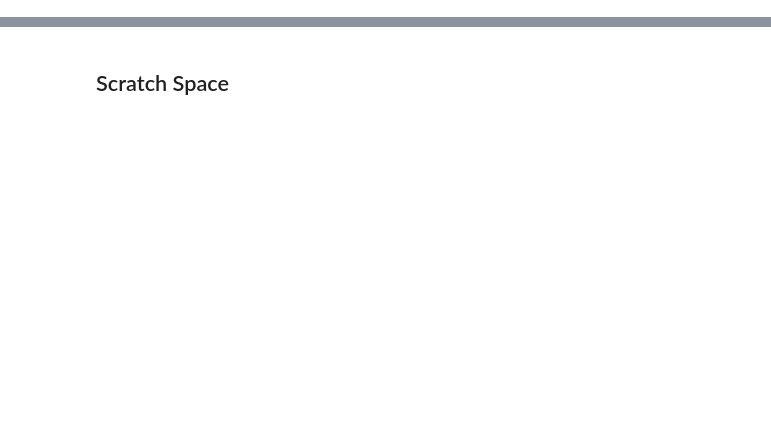
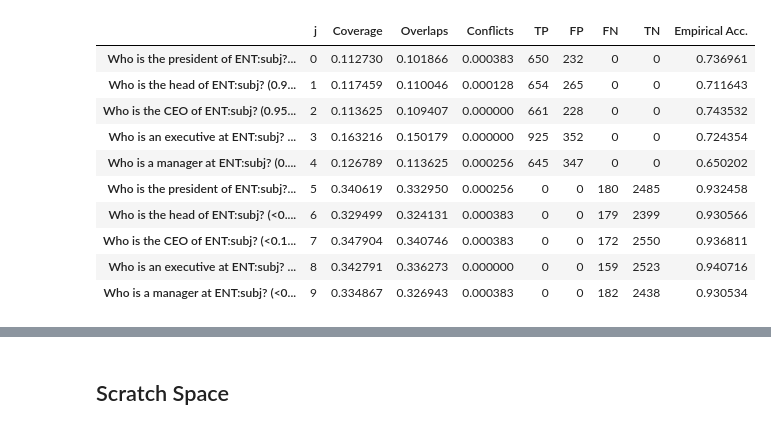
Before and after one commit to zizai/snorkel, a Jupyter notebook: tutorials/qalf/Pipeline_QALF.ipynb, the cells around one changed output, grey strips where cells are left out. Cells and saved outputs as stored; diff of their text form; code cells hidden in the pictures; blank space fills up the shorter version.

```diff
--- a/tutorials/qalf/Pipeline_QALF.ipynb
+++ b/tutorials/qalf/Pipeline_QALF.ipynb
@@ -108,5 +112,18 @@ Wall time: 13.8 s
 # %%
-# from snorkel.annotations import load_gold_labels
-# L_gold_train = load_gold_labels(session, annotator_name='gold', split=0)
-# pipe.L_train.lf_stats(session, labels=L_gold_train)
+from snorkel.annotations import load_gold_labels, load_label_matrix
+L_train = load_label_matrix(pipe.session, split=0)
+L_gold_train = load_gold_labels(session, annotator_name='gold', split=0)
+L_train.lf_stats(session, labels=L_gold_train)
+# %% [output]
+|  | j | Coverage | Overlaps | Conflicts | TP | FP | FN | TN | Empirical Acc. |
+| Who is the president of ENT:subj?... | 0 | 0.112730 | 0.101866 | 0.000383 | 650 | 232 | 0 | 0 | 0.736961 |
+| Who is the head of ENT:subj? (0.9... | 1 | 0.117459 | 0.110046 | 0.000128 | 654 | 265 | 0 | 0 | 0.711643 |
+| Who is the CEO of ENT:subj? (0.95... | 2 | 0.113625 | 0.109407 | 0.000000 | 661 | 228 | 0 | 0 | 0.743532 |
+| Who is an executive at ENT:subj? ... | 3 | 0.163216 | 0.150179 | 0.000000 | 925 | 352 | 0 | 0 | 0.724354 |
+| Who is a manager at ENT:subj? (0.... | 4 | 0.126789 | 0.113625 | 0.000256 | 645 | 347 | 0 | 0 | 0.650202 |
+| Who is the president of ENT:subj?... | 5 | 0.340619 | 0.332950 | 0.000256 | 0 | 0 | 180 | 2485 | 0.932458 |
+| Who is the head of ENT:subj? (<0.... | 6 | 0.329499 | 0.324131 | 0.000383 | 0 | 0 | 179 | 2399 | 0.930566 |
+| Who is the CEO of ENT:subj? (<0.1... | 7 | 0.347904 | 0.340746 | 0.000383 | 0 | 0 | 172 | 2550 | 0.936811 |
+| Who is an executive at ENT:subj? ... | 8 | 0.342791 | 0.336273 | 0.000000 | 0 | 0 | 159 | 2523 | 0.940716 |
+| Who is a manager at ENT:subj? (<0... | 9 | 0.334867 | 0.326943 | 0.000383 | 0 | 0 | 182 | 2438 | 0.930534 |
 # %%
```
Also changed, not shown: parts of 10 cells of this notebook, 1 other file.
